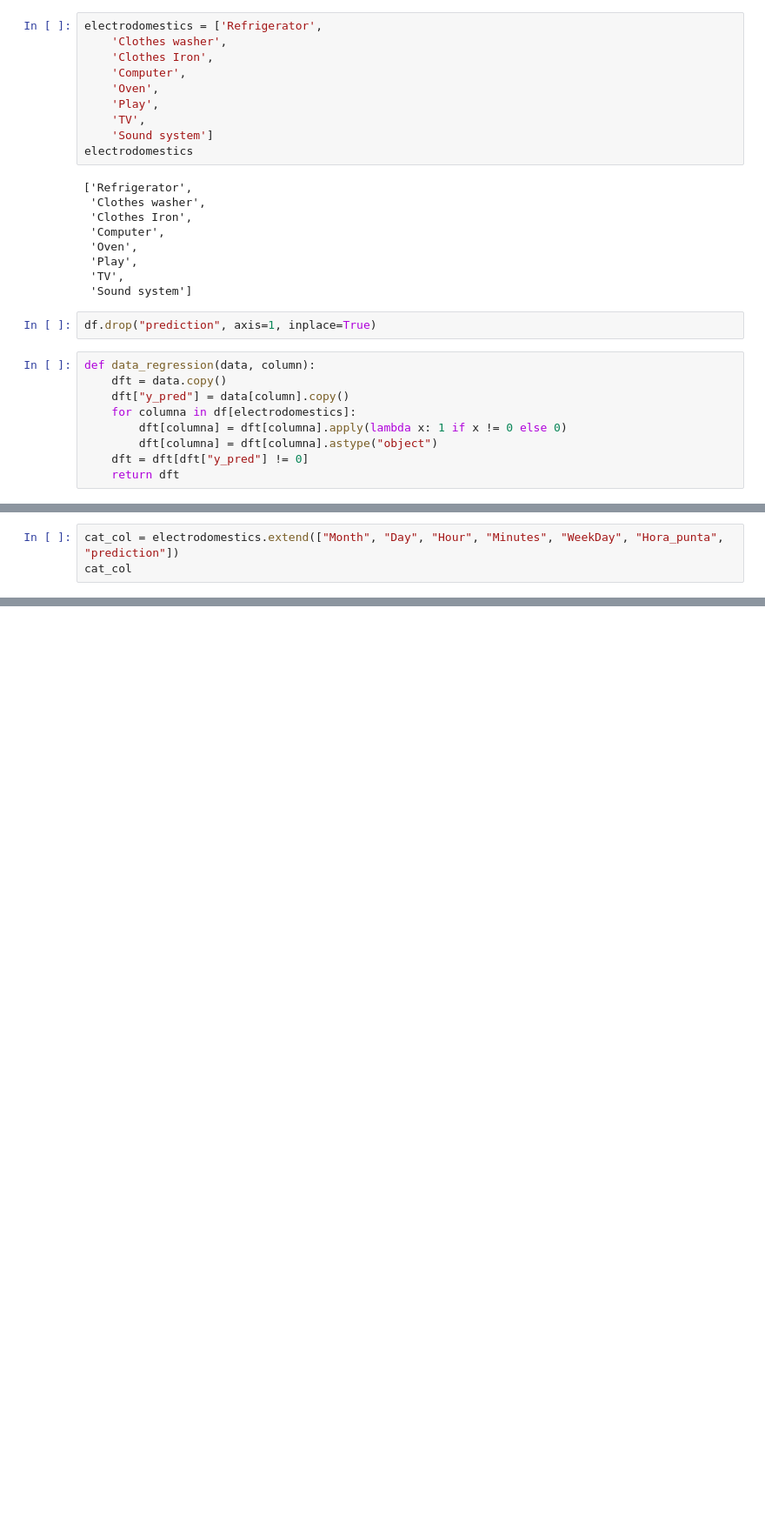
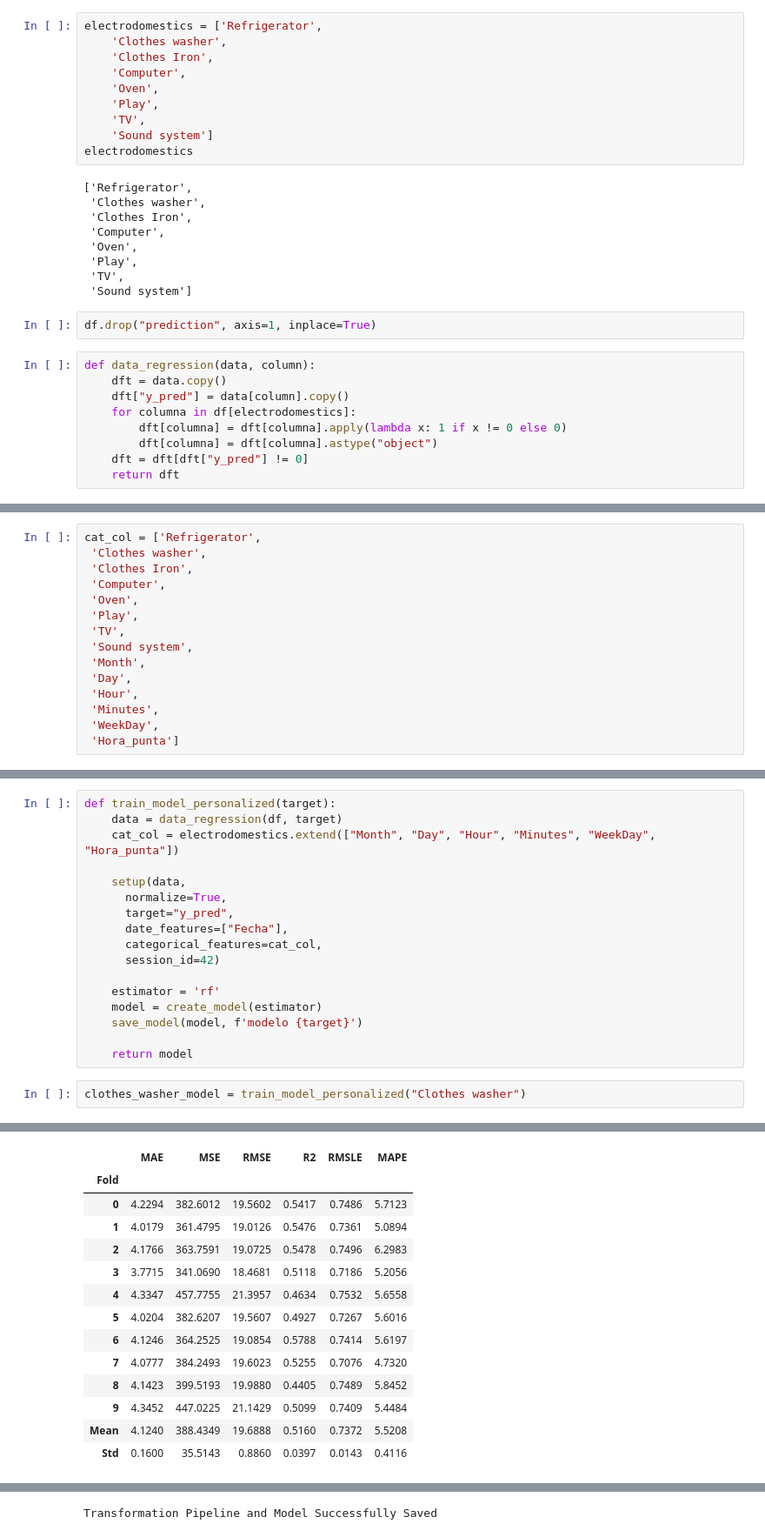
Before and after one commit to TuringBox-OmegaHack/IA-dev, a Jupyter notebook: notebooks/2.1 Experimentando.ipynb, the cells around one changed output, grey strips where cells are left out. Shown: that part at 87% size. Saved outputs shown, nothing was run; the diff lists cells and outputs as text; blank space fills up the shorter version.

Commit message:
pipeline

```diff
--- a/notebooks/2.1 Experimentando.ipynb
+++ b/notebooks/2.1 Experimentando.ipynb
@@ -55,3 +38,15 @@ df_lavadora
 # %%
-cat_col = electrodomestics.extend(["Month", "Day", "Hour", "Minutes", "WeekDay", "Hora_punta", "prediction"])
-cat_col
+cat_col = ['Refrigerator',
+ 'Clothes washer',
+ 'Clothes Iron',
+ 'Computer',
+ 'Oven',
+ 'Play',
+ 'TV',
+ 'Sound system',
+ 'Month',
+ 'Day',
+ 'Hour',
+ 'Minutes',
+ 'WeekDay',
+ 'Hora_punta']
@@ -57,0 +61,20 @@ cat_col
+# %%
+def train_model_personalized(target):
+    data = data_regression(df, target)
+    cat_col = electrodomestics.extend(["Month", "Day", "Hour", "Minutes", "WeekDay", "Hora_punta"])
+
+    setup(data,
+      normalize=True,
+      target="y_pred",
+      date_features=["Fecha"],
+      categorical_features=cat_col,
+      session_id=42)
+
+    estimator = 'rf'
+    model = create_model(estimator)
+    save_model(model, f'modelo {target}')
+
+    return model
+# %%
+clothes_washer_model = train_model_personalized("Clothes washer")
+# %% [output]
@@ -57,0 +99,14 @@ cat_col
+|  | MAE | MSE | RMSE | R2 | RMSLE | MAPE |
+| Fold |  |  |  |  |  |  |
+| 0 | 4.2294 | 382.6012 | 19.5602 | 0.5417 | 0.7486 | 5.7123 |
+| 1 | 4.0179 | 361.4795 | 19.0126 | 0.5476 | 0.7361 | 5.0894 |
+| 2 | 4.1766 | 363.7591 | 19.0725 | 0.5478 | 0.7496 | 6.2983 |
+| 3 | 3.7715 | 341.0690 | 18.4681 | 0.5118 | 0.7186 | 5.2056 |
+| 4 | 4.3347 | 457.7755 | 21.3957 | 0.4634 | 0.7532 | 5.6558 |
+| 5 | 4.0204 | 382.6207 | 19.5607 | 0.4927 | 0.7267 | 5.6016 |
+| 6 | 4.1246 | 364.2525 | 19.0854 | 0.5788 | 0.7414 | 5.6197 |
+| 7 | 4.0777 | 384.2493 | 19.6023 | 0.5255 | 0.7076 | 4.7320 |
+| 8 | 4.1423 | 399.5193 | 19.9880 | 0.4405 | 0.7489 | 5.8452 |
+| 9 | 4.3452 | 447.0225 | 21.1429 | 0.5099 | 0.7409 | 5.4484 |
+| Mean | 4.1240 | 388.4349 | 19.6888 | 0.5160 | 0.7372 | 5.5208 |
+| Std | 0.1600 | 35.5143 | 0.8860 | 0.0397 | 0.0143 | 0.4116 |
@@ -58,3 +114,4 @@ cat_col
+Transformation Pipeline and Model Successfully Saved
 # %%
 electrodomestics
 # %% [output]
```
Also changed, not shown: parts of 10 cells of this notebook, 6 other files.
